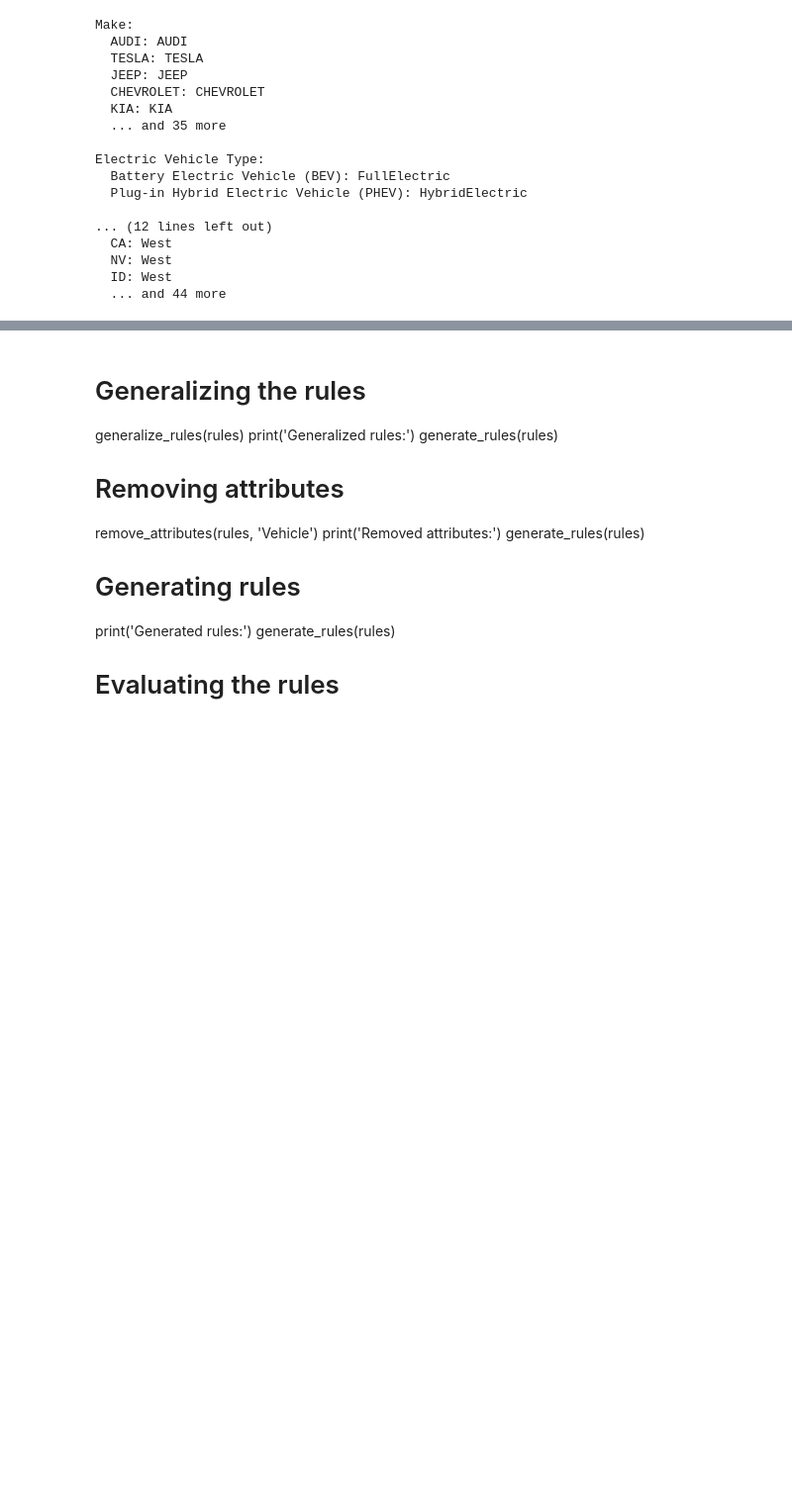
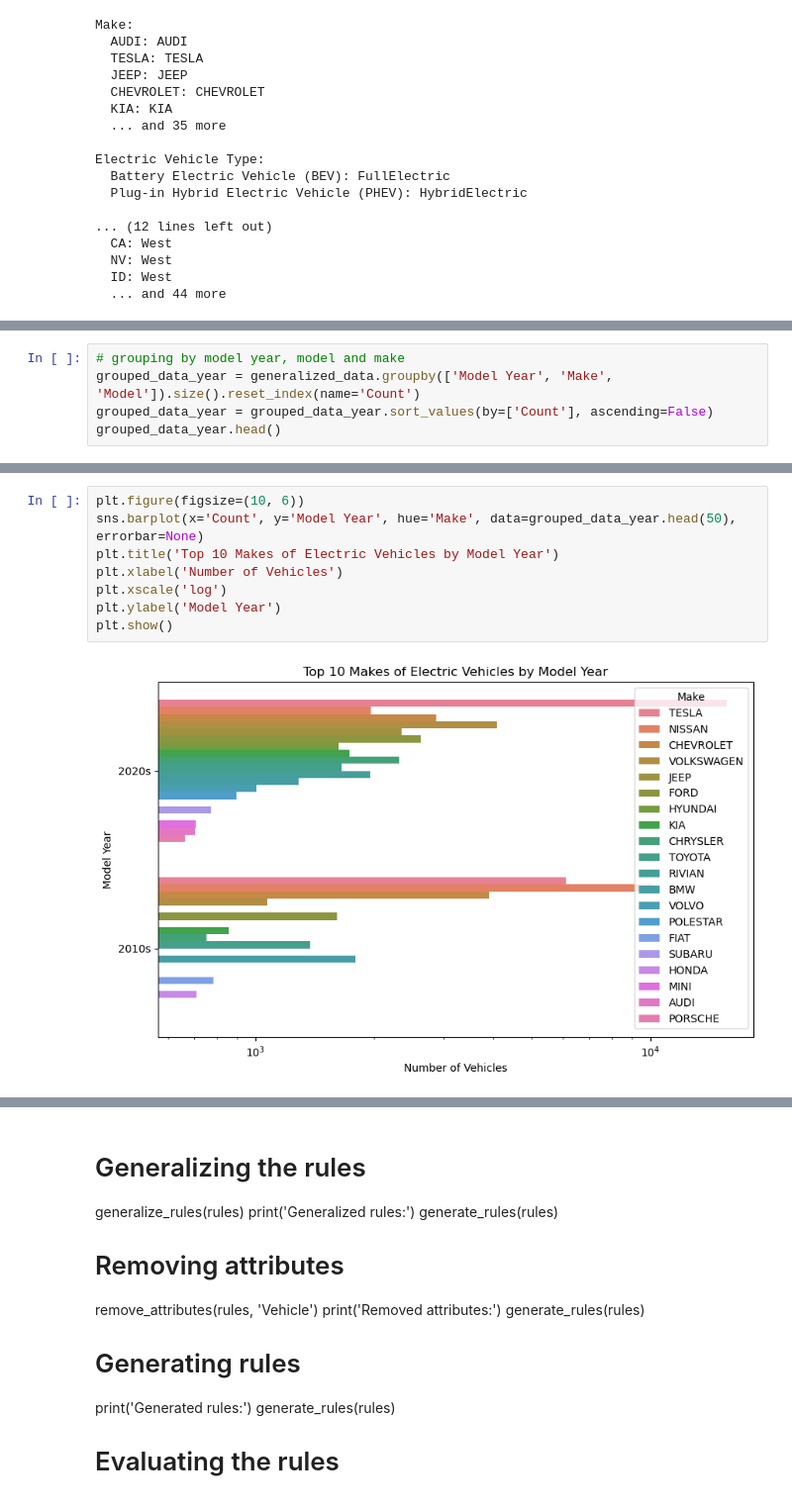
Before and after one commit to arghyawning/data-analytics-1-assignments, a Jupyter notebook: a2/assignment2 51/assignment2 51.ipynb, the cells around one changed output, grey strips where cells are left out. Shown at 99% size. Drawn from its saved outputs; the diff is of its cells as text; blank space fills up the shorter version.

```diff
--- a/a2/assignment2 51/assignment2 51.ipynb
+++ b/a2/assignment2 51/assignment2 51.ipynb
@@ -118,0 +205,5 @@ Electric Vehicle Type:
+# %%
+# grouping by model year, model and make
+grouped_data_year = generalized_data.groupby(['Model Year', 'Make', 'Model']).size().reset_index(name='Count')
+grouped_data_year = grouped_data_year.sort_values(by=['Count'], ascending=False)
+grouped_data_year.head()
@@ -118,0 +217,10 @@ Electric Vehicle Type:
+# %%
+plt.figure(figsize=(10, 6))
+sns.barplot(x='Count', y='Model Year', hue='Make', data=grouped_data_year.head(50), errorbar=None)
+plt.title('Top 10 Makes of Electric Vehicles by Model Year')
+plt.xlabel('Number of Vehicles')
+plt.xscale('log')
+plt.ylabel('Model Year')
+plt.show()
+# %% [output]
+[figure, added]
```
Also changed, not shown: parts of 21 cells of this notebook.
